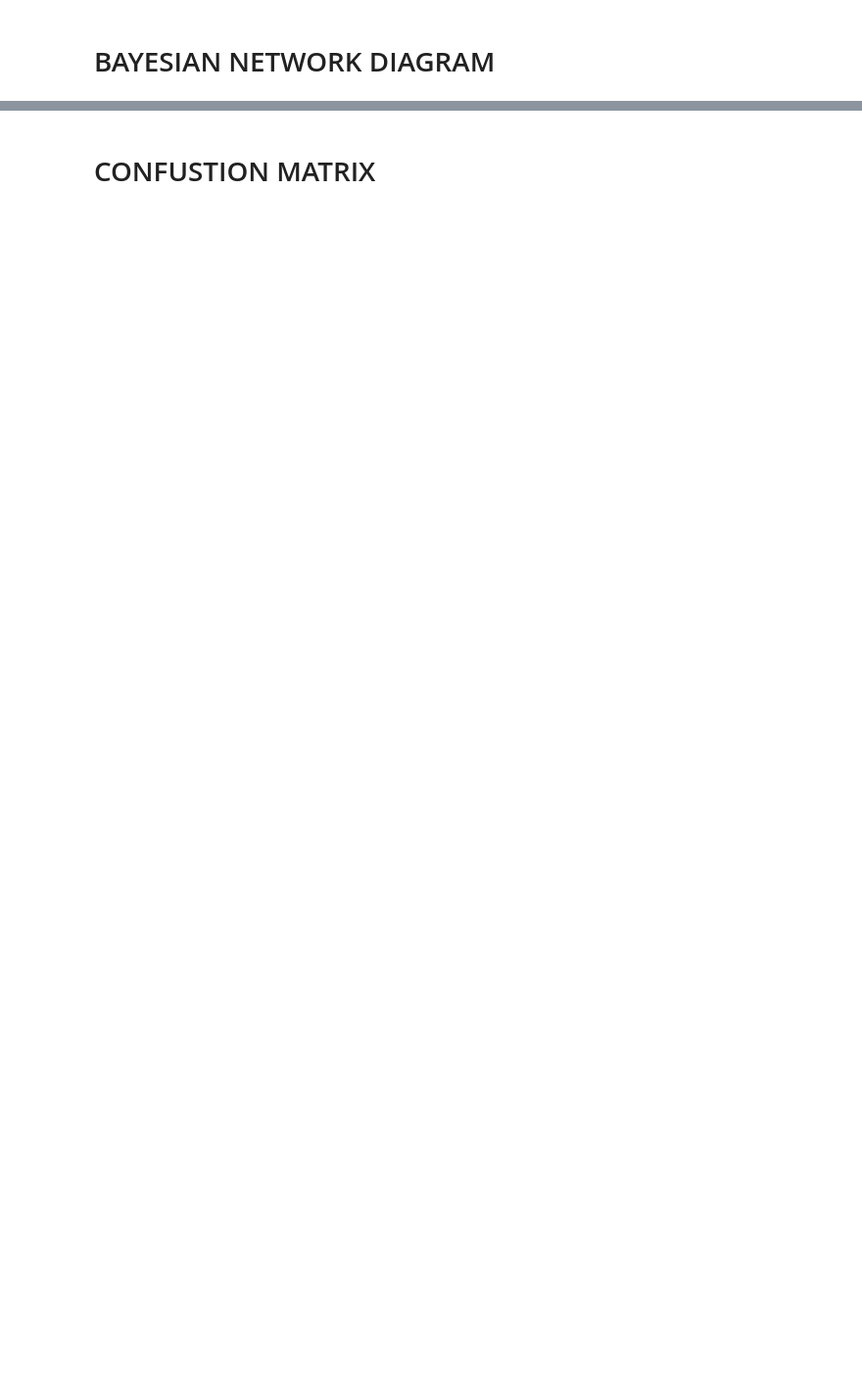
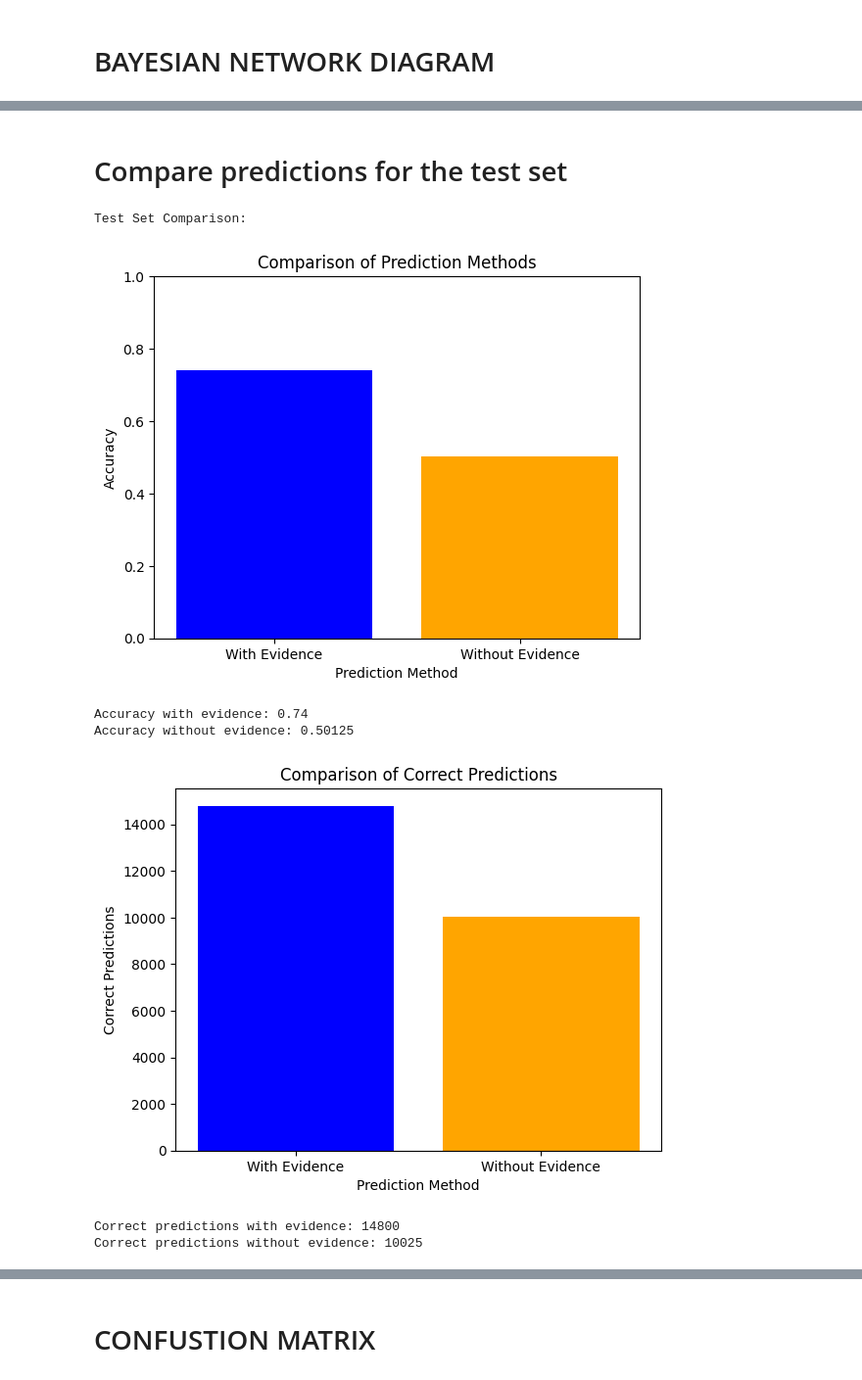
Before and after one commit to AltaafAlly/Probabilistic-Graphical-Model-Using-Bayesian-Networks, a Jupyter notebook: Assignment.ipynb, the cells around one changed output, grey strips where cells are left out. Shown at 98% size. Drawn from its saved outputs; the diff is of its cells as text; code cells hidden in the pictures; blank space fills up the shorter version.

```diff
--- a/Assignment.ipynb
+++ b/Assignment.ipynb
@@ -202,0 +264,13 @@ plt.show()
+# %% [markdown]
+# Compare predictions for the test set
+# %%
+print("Test Set Comparison:")
+compare_predictions(test_y_true, test_y_pred, test_y_pred_no_evidence)
+# %% [output]
+Test Set Comparison:
+[figure, added]
+Accuracy with evidence: 0.74
+Accuracy without evidence: 0.50125
+[figure, added]
+Correct predictions with evidence: 14800
+Correct predictions without evidence: 10025
```
Also changed, not shown: parts of 27 cells of this notebook.
